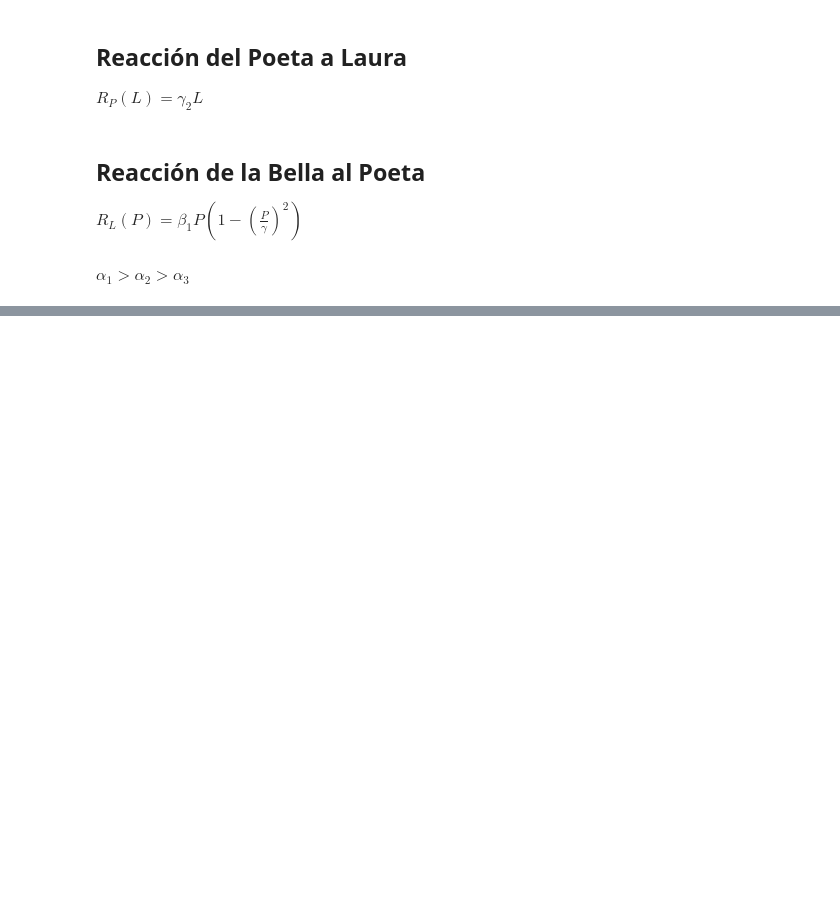
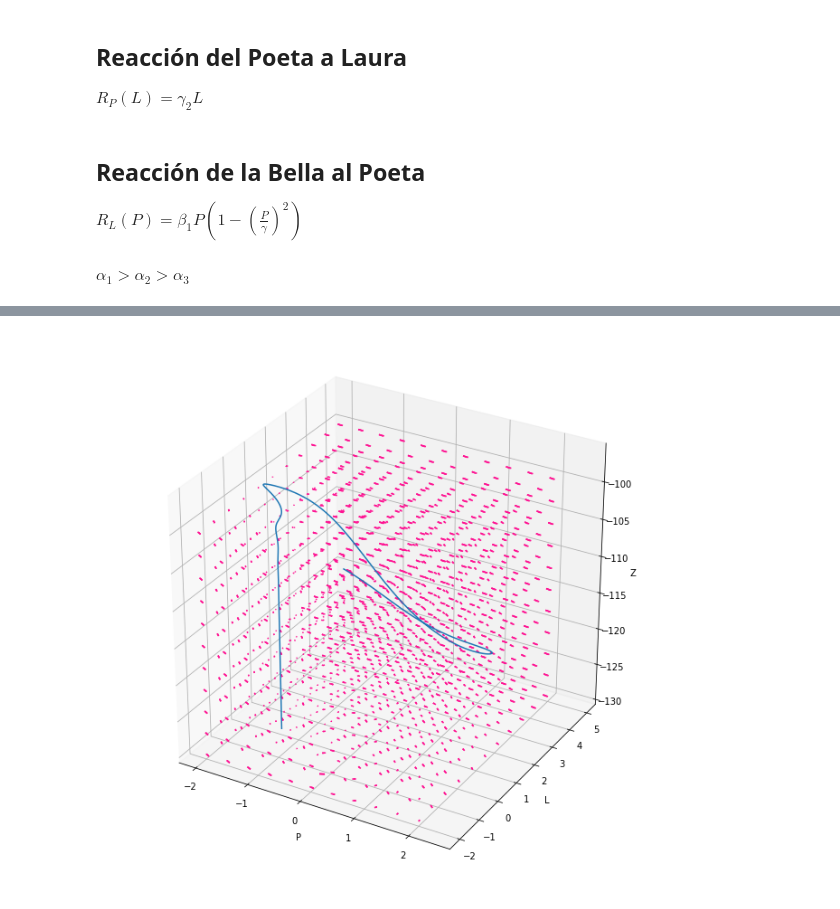
Before and after one commit to rgarcia-herrera/sistemas-dinamicos, a Jupyter notebook: dinamica_amor.ipynb, the cells around one changed output, grey strips where cells are left out. Saved outputs shown, nothing was run; the diff lists cells and outputs as text; code cells hidden in the pictures; blank space fills up the shorter version.

```diff
--- a/dinamica_amor.ipynb
+++ b/dinamica_amor.ipynb
@@ -204,0 +114,40 @@ ax.plot(P, L, Z)
+# %%
+fig = plt.figure(figsize=(11,11))
+ax = fig.gca(projection='3d')
+
+# Make the grid
+l, p, z = np.meshgrid(np.linspace(-2, 2, 11),
+                      np.linspace(-2, 5, 11),
+                      np.linspace(-130, -100, 11))
+
+# Make the direction data for the arrows
+u = -3.6 * l + 1.2 * (p*(1-p**2) - 1)
+v = -1.2 * l + 6 * l + 12 / (1 + z)
+w = -0.12 * z + 12 * p
+
+ax.quiver(l, p, z, u, v, w, length=0.1, normalize=True, arrow_length_ratio=1, colors='deeppink')
+
+years = 20
+dt = 0.01
+steps = int(years / dt)
+
+L = np.zeros(steps)
+P = np.zeros(steps)
+Z = np.zeros(steps)
+
+L[0]=5
+P[0]=-2
+Z[0]=-120
+
+for t in range(steps-1):
+    L[t+1] = L[t] + dt*dL(t)
+    P[t+1] = P[t] + dt*dP(t)
+    Z[t+1] = Z[t] + dt*dZ(t)
+
+ax.set_xlabel("P")
+ax.set_ylabel("L")
+ax.set_zlabel("Z")
+ax.plot(P, L, Z)
+plt.show()
+# %% [output]
+[figure, added]
```
Also changed, not shown: parts of 17 cells of this notebook.
